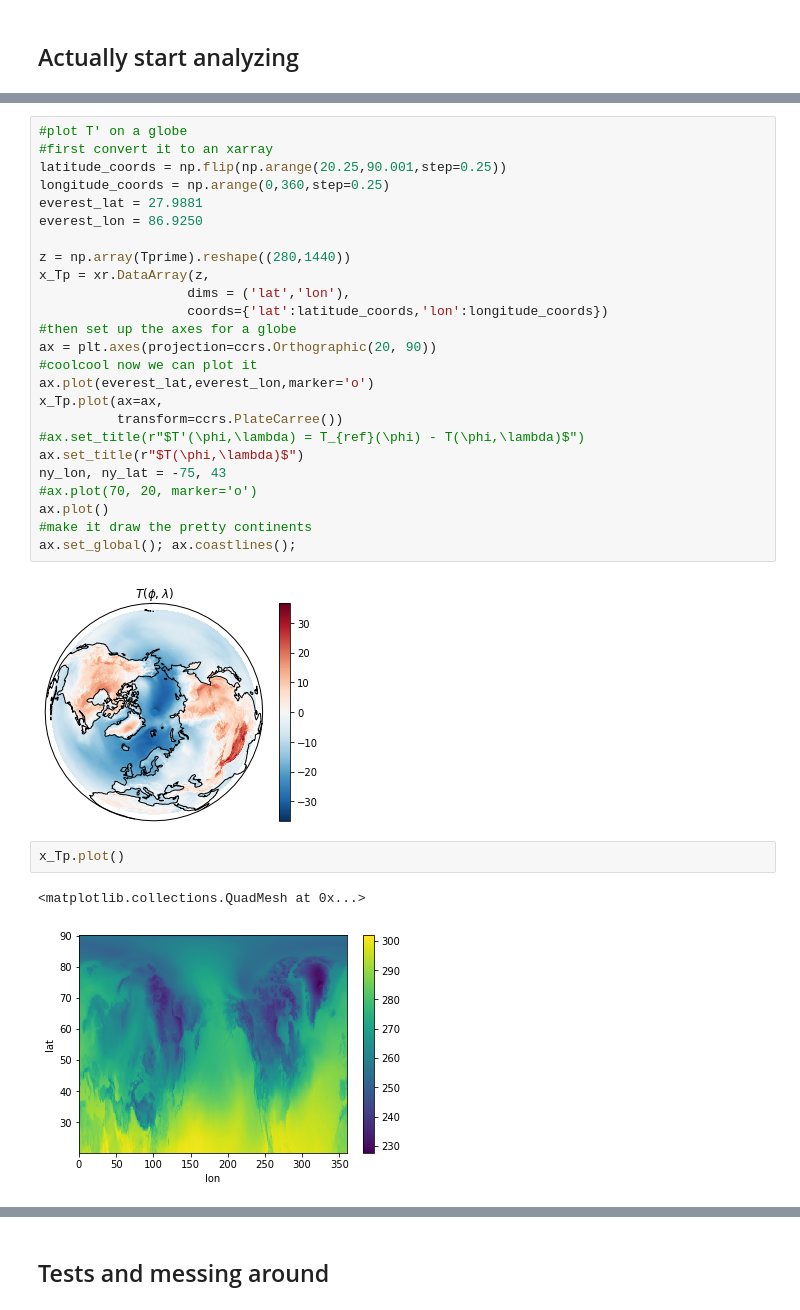
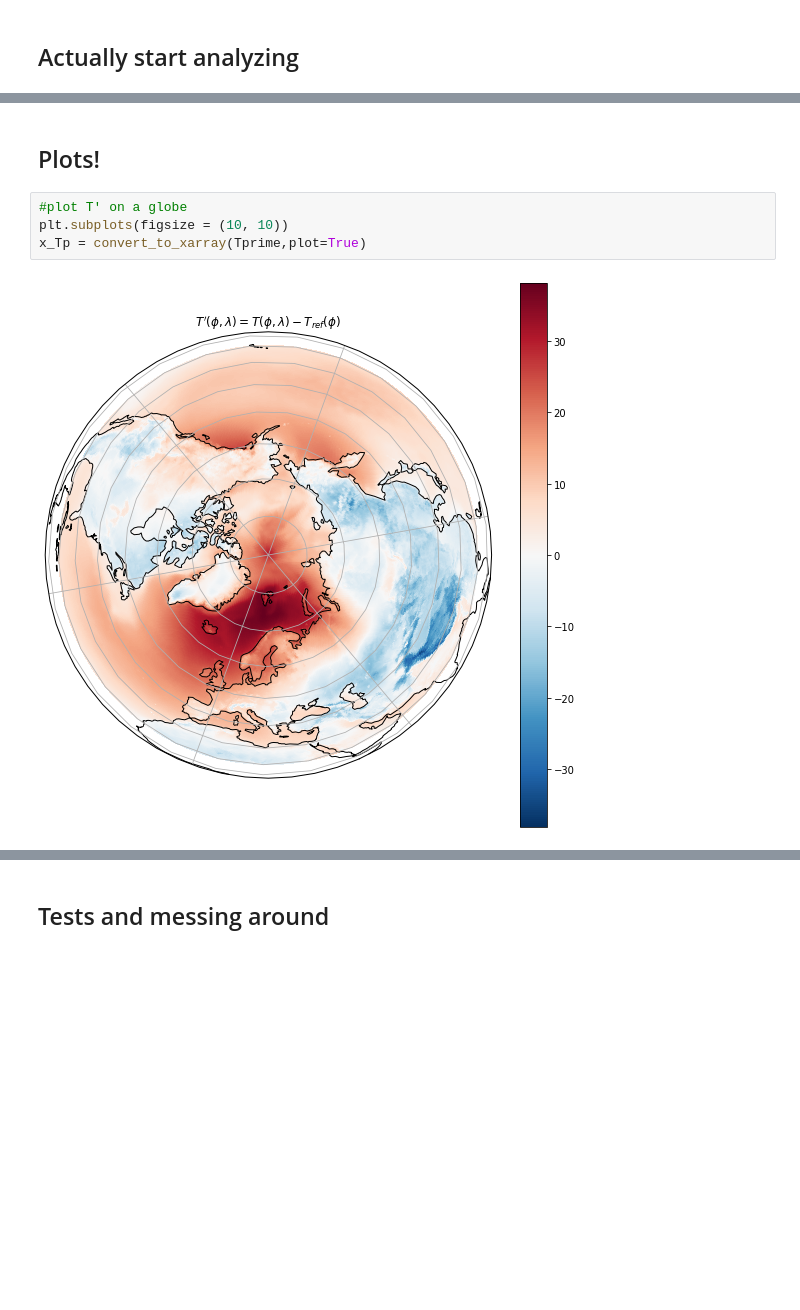
Before and after one commit to geosciences-data-practicum/reanalysis_getter, a Jupyter notebook: analysis/amandas_grid_counting.ipynb, the cells around one changed output, grey strips where cells are left out. Cells and saved outputs as stored; diff of their text form; blank space fills up the shorter version.

```diff
--- a/analysis/amandas_grid_counting.ipynb
+++ b/analysis/amandas_grid_counting.ipynb
@@ -114,32 +183,8 @@ plt.show()
-# %%
-#plot T' on a globe
-#first convert it to an xarray
-latitude_coords = np.flip(np.arange(20.25,90.001,step=0.25))
-longitude_coords = np.arange(0,360,step=0.25)
-everest_lat = 27.9881
-everest_lon = 86.9250
-
-z = np.array(Tprime).reshape((280,1440))
-x_Tp = xr.DataArray(z,
-                   dims = ('lat','lon'),
-                   coords={'lat':latitude_coords,'lon':longitude_coords})
-#then set up the axes for a globe
-ax = plt.axes(projection=ccrs.Orthographic(20, 90))
-#coolcool now we can plot it
-ax.plot(everest_lat,everest_lon,marker='o')
-x_Tp.plot(ax=ax,
-          transform=ccrs.PlateCarree())
-#ax.set_title(r"$T'(\phi,\lambda) = T_{ref}(\phi) - T(\phi,\lambda)$")
-ax.set_title(r"$T(\phi,\lambda)$")
-ny_lon, ny_lat = -75, 43
-#ax.plot(70, 20, marker='o')
-ax.plot()
-#make it draw the pretty continents
-ax.set_global(); ax.coastlines();
-# %% [output]
-[figure, removed]
-# %%
-x_Tp.plot()
-# %% [output]
-<matplotlib.collections.QuadMesh at 0x...>
-[figure, removed]
+# %% [markdown]
+## Plots!
+# %%
+#plot T' on a globe
+plt.subplots(figsize = (10, 10))
+x_Tp = convert_to_xarray(Tprime,plot=True)
+# %% [output]
+[figure, added]
```
Also changed, not shown: parts of 9 cells of this notebook.
